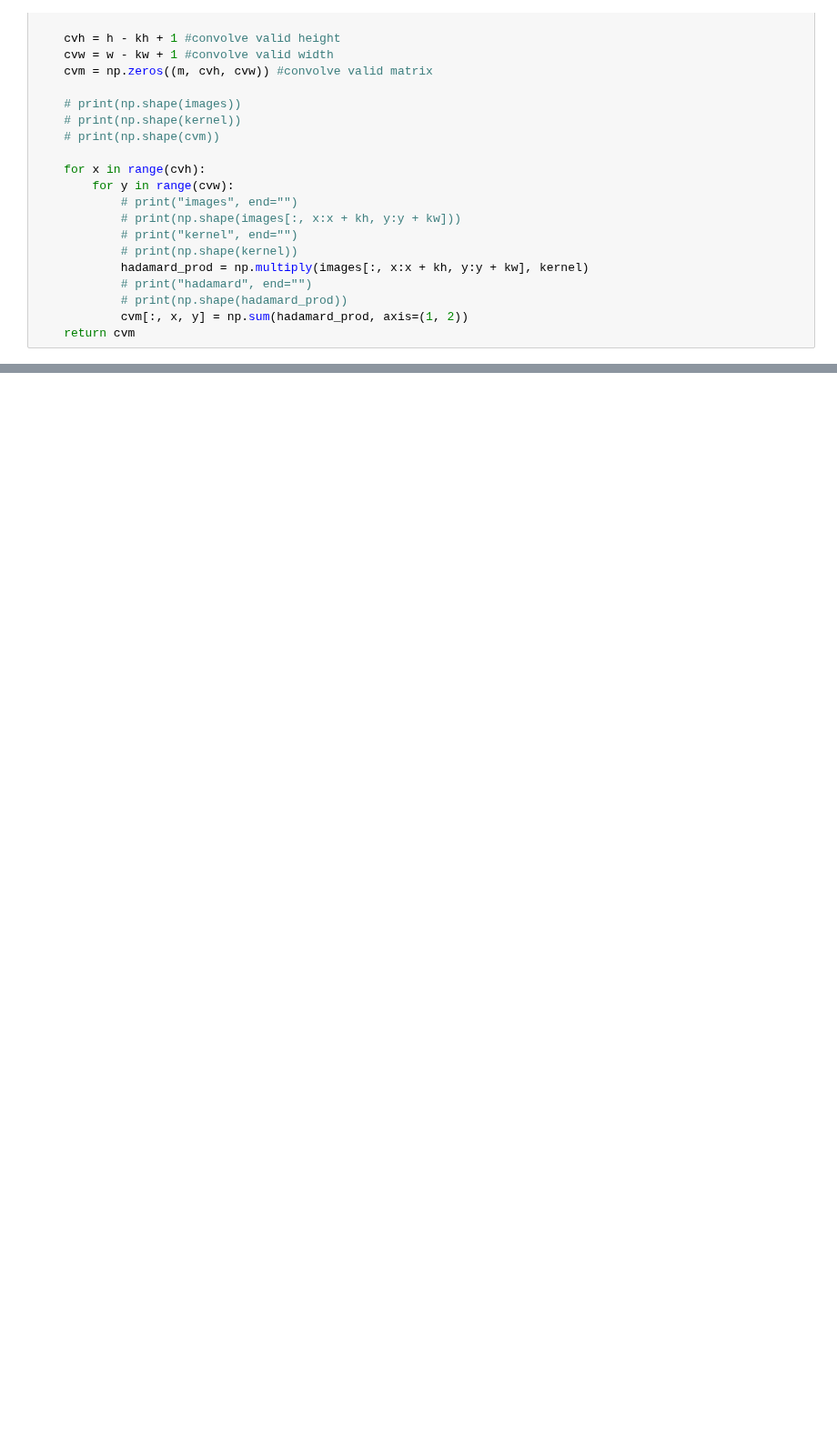
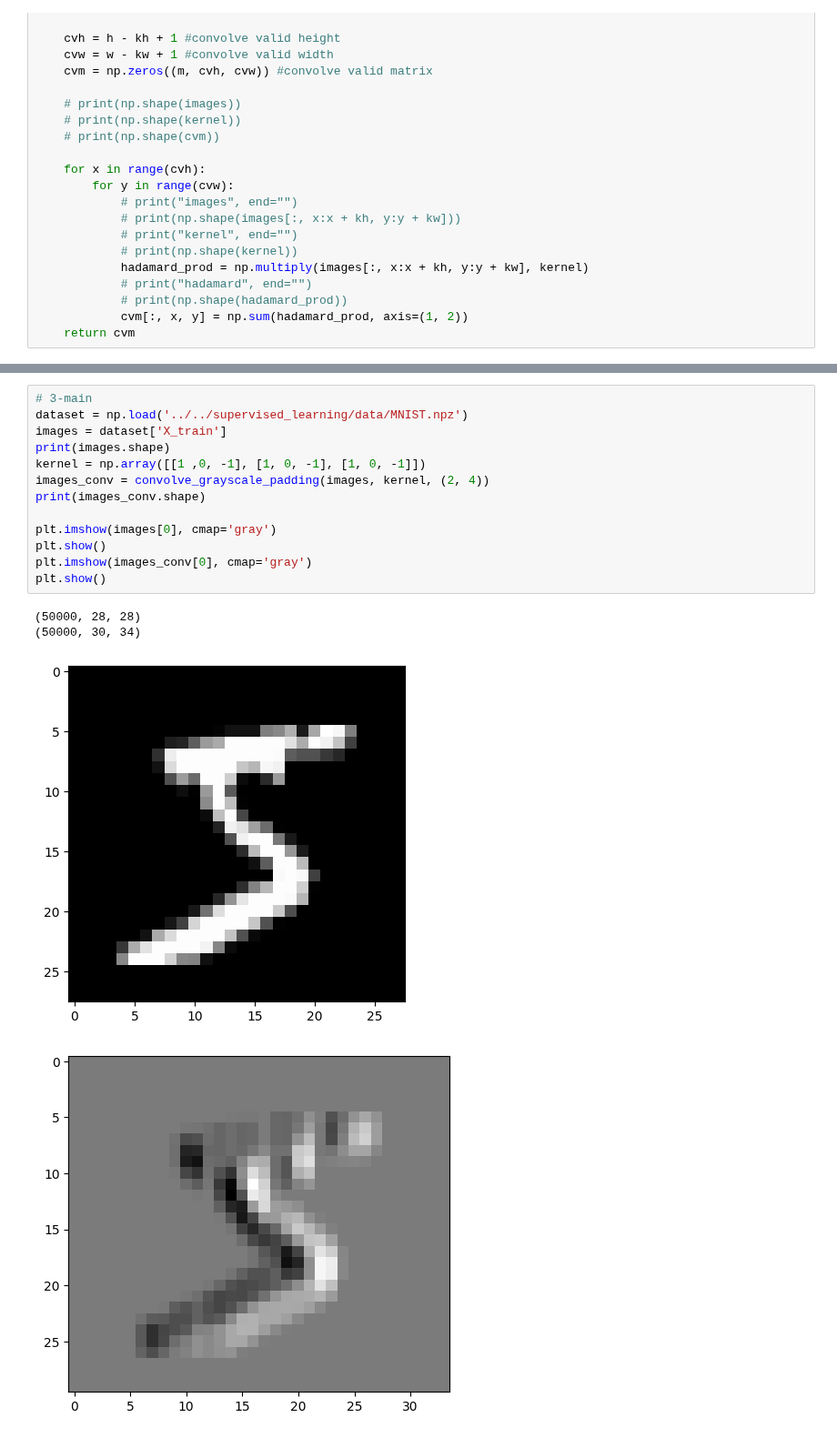
Before and after one commit to bsbanotto/holbertonschool-machine_learning, a Jupyter notebook: math/0x03-convolutions_and_pooling/convolutions_and_pooling.ipynb, the cells around one changed output, grey strips where cells are left out. Shown at 91% size. Drawn from its saved outputs; the diff is of its cells as text; blank space fills up the shorter version.

```diff
--- a/math/0x03-convolutions_and_pooling/convolutions_and_pooling.ipynb
+++ b/math/0x03-convolutions_and_pooling/convolutions_and_pooling.ipynb
@@ -147,0 +184,18 @@ Matrix Location (27, 27)
+# %%
+# 3-main
+dataset = np.load('../../supervised_learning/data/MNIST.npz')
+images = dataset['X_train']
+print(images.shape)
+kernel = np.array([[1 ,0, -1], [1, 0, -1], [1, 0, -1]])
+images_conv = convolve_grayscale_padding(images, kernel, (2, 4))
+print(images_conv.shape)
+
+plt.imshow(images[0], cmap='gray')
+plt.show()
+plt.imshow(images_conv[0], cmap='gray')
+plt.show()
+# %% [output]
+(50000, 28, 28)
+(50000, 30, 34)
+[figure, added]
+[figure, added]
```
Also changed, not shown: parts of 4 cells of this notebook, 1 other file.
